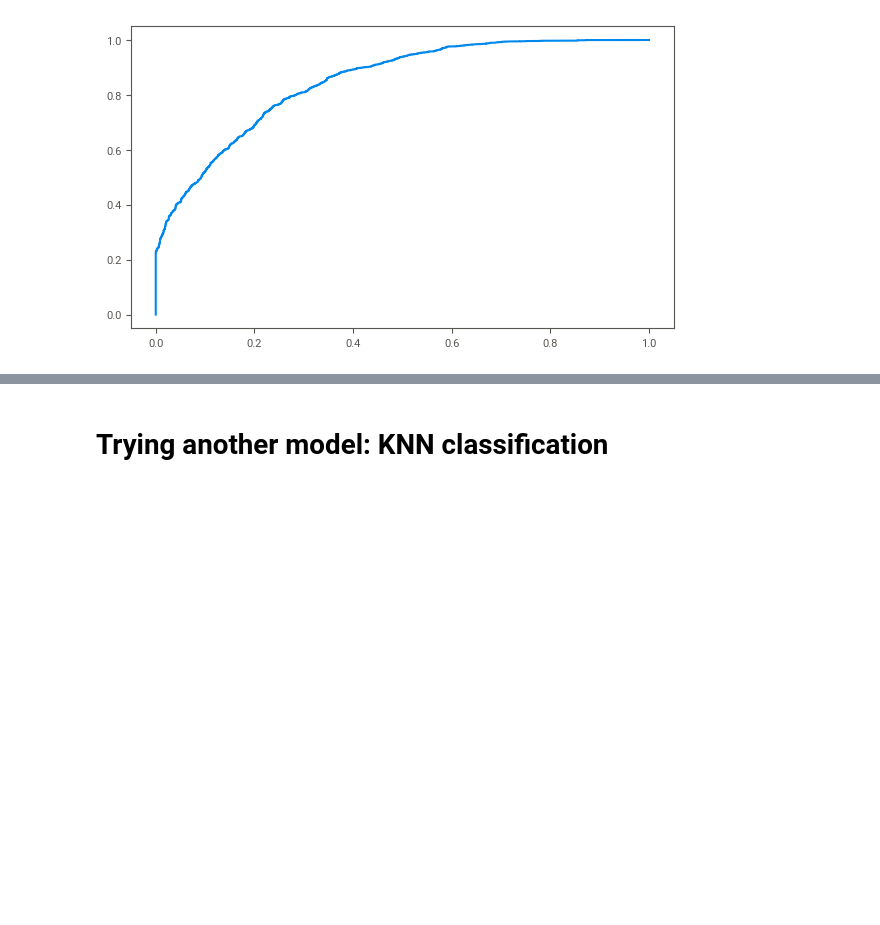
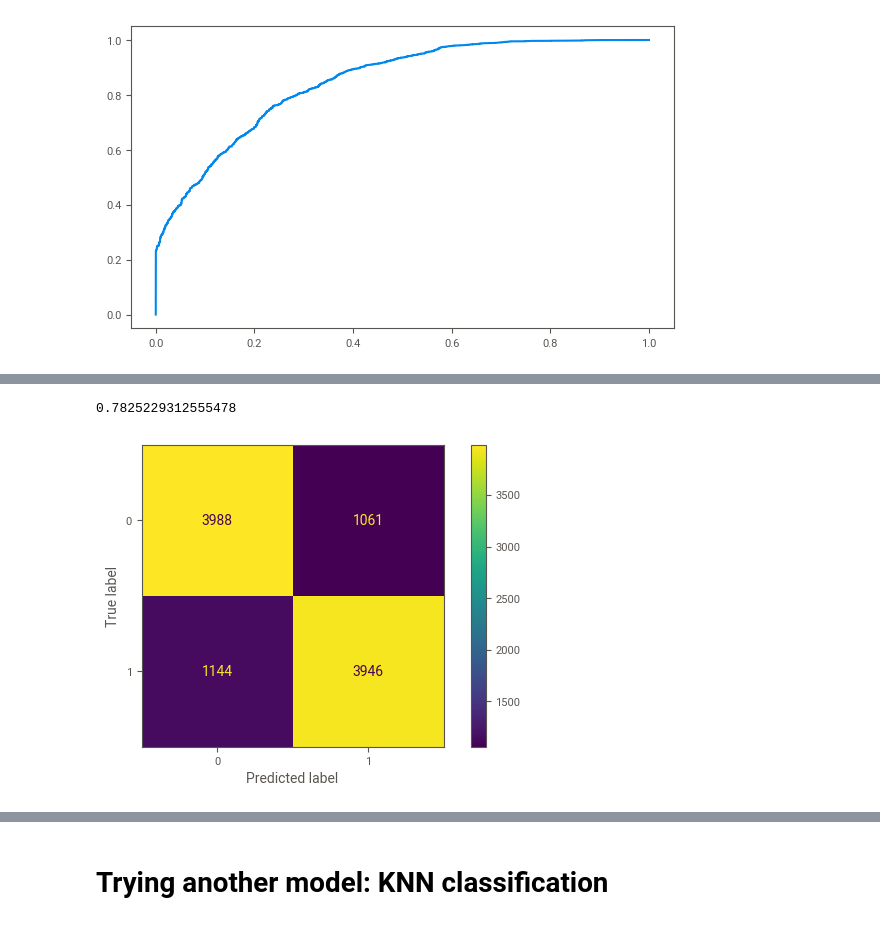
Before and after one commit to rogerserret/IronRoger, a Jupyter notebook: week5_midbootcamp_project/Project/Mid_bootcamp_project.ipynb, the cells around one changed output, grey strips where cells are left out. Cells and saved outputs as stored; diff of their text form; code cells hidden in the pictures; blank space fills up the shorter version.

```diff
--- a/week5_midbootcamp_project/Project/Mid_bootcamp_project.ipynb
+++ b/week5_midbootcamp_project/Project/Mid_bootcamp_project.ipynb
@@ -814,0 +820,21 @@ weighted avg       0.76      0.76      0.76     10173
+# %%
+M = SMOTETomek(random_state=42)
+# %%
+X_M, y_enc_M = M.fit_resample(X, y_enc) # train the model
+# %%
+# train the model
+logreg=LogisticRegression()
+X_train_M, X_test_M, y_train_M, y_test_M = train_test_split(X_M, y_enc_M, test_size=0.3, random_state=40)
+clf_M=logreg.fit(X_train_M,y_train_M)
+# %%
+y_pred_M=clf_M.predict(X_test_M) #run the model
+# %%
+accuracy_score(y_test_M,y_pred_M)
+# %% [output]
+0.7825229312555478
+# %%
+cm = confusion_matrix(y_test_M, y_pred_M, labels=clf_M.classes_)
+disp = ConfusionMatrixDisplay(confusion_matrix=cm,display_labels=clf_M.classes_)
+disp.plot(); # I obtain quite similar results to SMOTE but a bit worse
+# %% [output]
+[figure, added]
```
Also changed, not shown: parts of 29 cells of this notebook, 1 other file.
